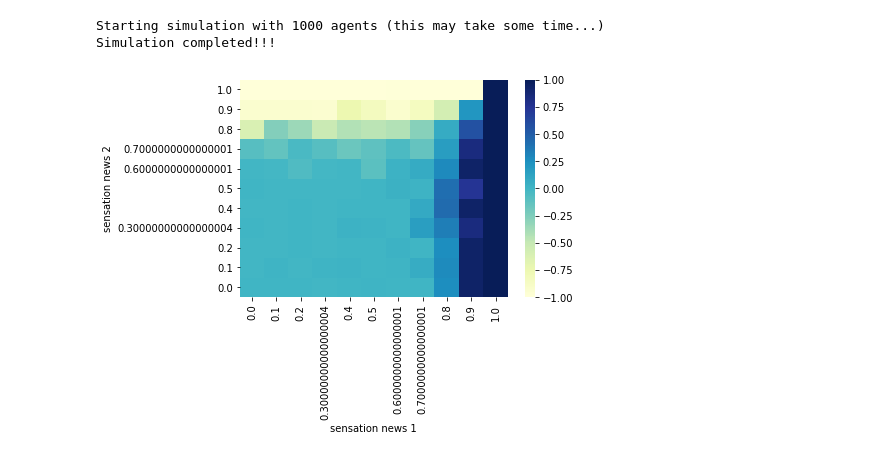
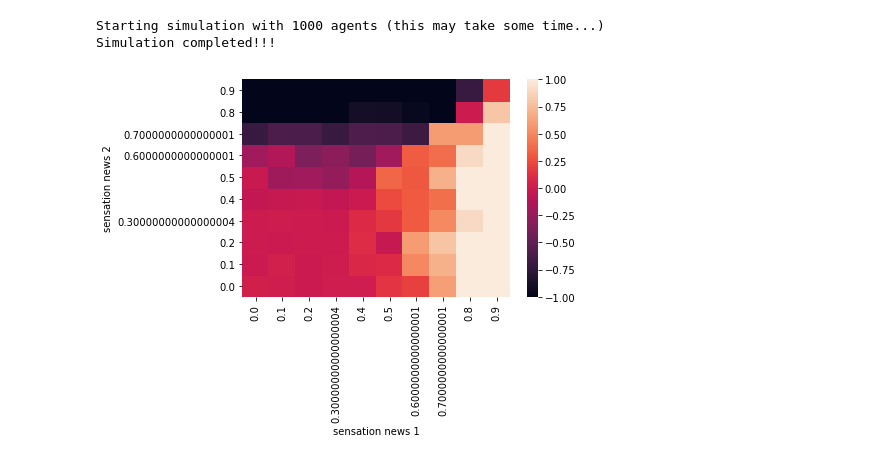
Before and after one commit to andreamusso96/ComplexSystemsProject, a Jupyter notebook: code/notebooks/multipe_news.ipynb, the cells around one changed output. Drawn from its saved outputs; the diff is of its cells as text; code cells hidden in the pictures.

Commit message:
Some more plots

```diff
--- a/code/notebooks/multipe_news.ipynb
+++ b/code/notebooks/multipe_news.ipynb
@@ -18,15 +25,8 @@ from classes.utils import construct_world
 # %%
-def create_news(sensations, decay_parameters):
-    news = {}
-    for name, (s, c) in enumerate(zip(sensations, decay_parameters)):
-        news[name] = News(name, sensation=s, decay_parameter=c)
-
-    return news
-
 def create_sensation_map(sensations_1, sensations_2, num_agents=1000, num_samples=10, initial_per_news=5):
     agent_names = list(range(num_agents))
     thresholds = np.random.random(num_agents)
-    independences = np.random.random(num_agents)
+    independences = (1/100)*np.random.random(num_agents)
 
     df = pd.DataFrame(columns=['sensation news 1', 'sensation news 2', 'number active'])
 
@@ -52,15 +52,15 @@ def create_sensation_map(sensations_1, sensations_2, num_agents=1000, num_sample
     print('Simulation completed!!!')
     return df.astype(float).pivot('sensation news 2', 'sensation news 1', 'number active')
 # %%
-sensation_1 = np.linspace(0.0, 1.0, 11)
-sensation_2 = np.linspace(0.0, 1.0, 11)
+sensation_1 = np.linspace(0.0, 0.9, 10)
+sensation_2 = np.linspace(0.0, 0.9, 10)
 
 sensation_map = create_sensation_map(sensation_1, sensation_2)
 # %% [output]
 Starting simulation with 1000 agents (this may take some time...)
 Simulation completed!!!
 # %%
-ax = sns.heatmap(sensation_map, cmap='YlGnBu', vmin=-1.0, vmax=1.0)
+ax = sns.heatmap(sensation_map, vmin=-1.0, vmax=1.0)
 ax.invert_yaxis()
 # %% [output]
-[figure, old version]
+[figure, new version]
```
Also changed, not shown: parts of 7 cells of this notebook, 9 other files.
